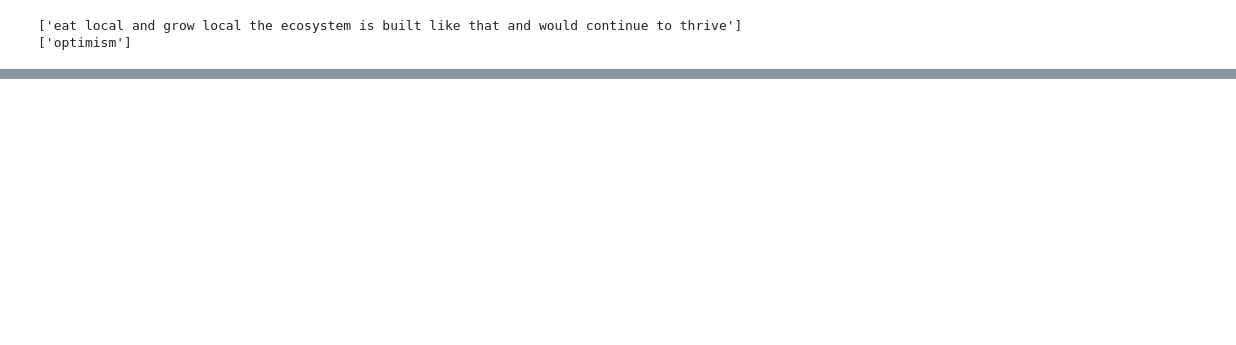
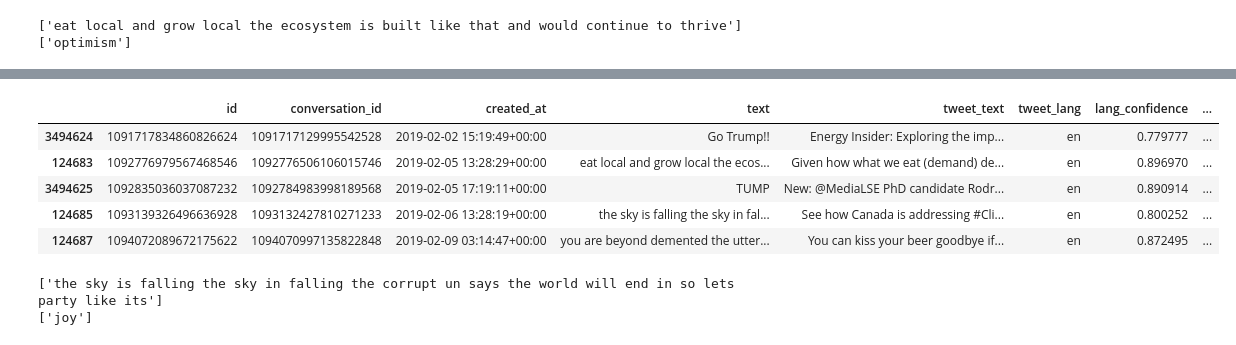
Before and after one commit to tyagiprnv/masterthesis, a Jupyter notebook: src/data_preprocessing.ipynb, the cells around one changed output, grey strips where cells are left out. Cells and saved outputs as stored; diff of their text form; code cells hidden in the pictures; blank space fills up the shorter version.

```diff
--- a/src/data_preprocessing.ipynb
+++ b/src/data_preprocessing.ipynb
@@ -248,3 +248,7 @@ print(tweet_replies_feb_2019_en.query("conversation_id == 1092776506106015746")[
 # %% [output]
 ['eat local and grow local the ecosystem is built like that and would continue to thrive']
 ['optimism']
+# %%
+emotion_classifier_l = pipeline("text-classification", model="cardiffnlp/twitter-roberta-large-emotion-latest", device=2)
+# %%
+emotion_predictions = emotion_classifier_l(tweet_replies_feb_2019_en['text'].tolist(), batch_size=8)
@@ -250,0 +263,18 @@ print(tweet_replies_feb_2019_en.query("conversation_id == 1092776506106015746")[
+# %%
+tweet_replies_feb_2019_en['reply_emotion_roberta_large'] = [pred['label'] for pred in emotion_predictions] # type: ignore
+tweet_replies_feb_2019_en['emotion_confidence_roberta_large'] = [pred['score'] for pred in emotion_predictions] # type: ignore
+# %%
+tweet_replies_feb_2019_en.head()
+# %% [output]
+|  | id | conversation_id | created_at | text | tweet_text | tweet_lang | lang_confidence | ... |
+| 3494624 | 1091717834860826624 | 1091717129995542528 | 2019-02-02 15:19:49+00:00 | Go Trump!! | Energy Insider: Exploring the imp... | en | 0.779777 | ... |
+| 124683 | 1092776979567468546 | 1092776506106015746 | 2019-02-05 13:28:29+00:00 | eat local and grow local the ecos... | Given how what we eat (demand) de... | en | 0.896970 | ... |
+| 3494625 | 1092835036037087232 | 1092784983998189568 | 2019-02-05 17:19:11+00:00 | TUMP | New: @MediaLSE PhD candidate Rodr... | en | 0.890914 | ... |
+| 124685 | 1093139326496636928 | 1093132427810271233 | 2019-02-06 13:28:19+00:00 | the sky is falling the sky in fal... | See how Canada is addressing #Cli... | en | 0.800252 | ... |
+| 124687 | 1094072089672175622 | 1094070997135822848 | 2019-02-09 03:14:47+00:00 | you are beyond demented the utter... | You can kiss your beer goodbye if... | en | 0.872495 | ... |
+# %%
+print(tweet_replies_feb_2019_en.query("conversation_id == 1093132427810271233")['text'].to_list())
+print(tweet_replies_feb_2019_en.query("conversation_id == 1093132427810271233")['reply_emotion_roberta_large'].to_list())
+# %% [output]
+['the sky is falling the sky in falling the corrupt un says the world will end in so lets party like its']
+['joy']
```
Also changed, not shown: parts of 5 cells of this notebook, 1 other file.
